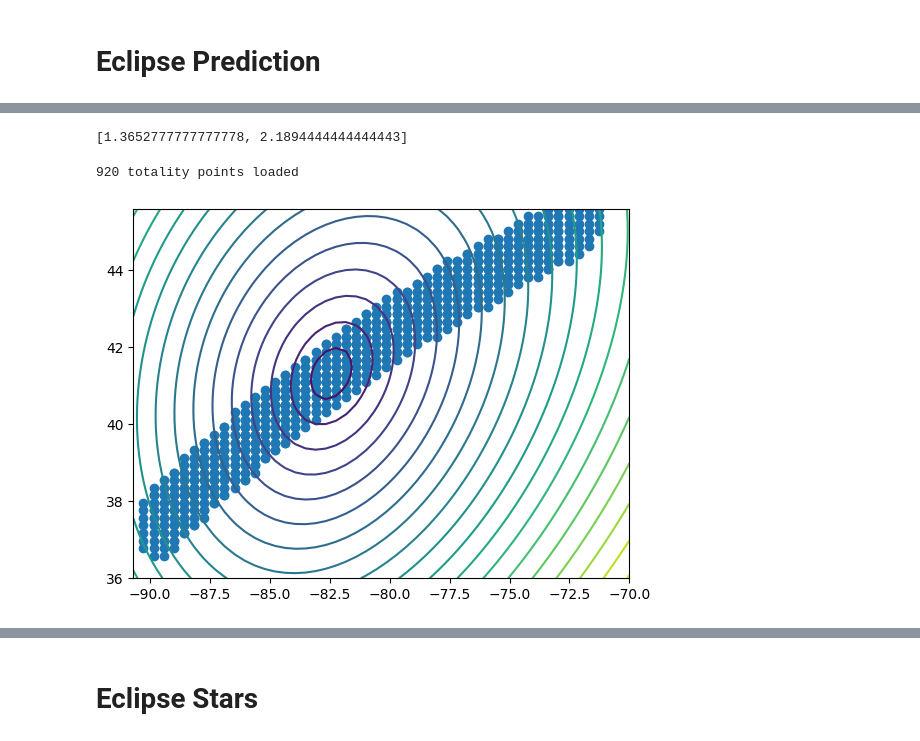
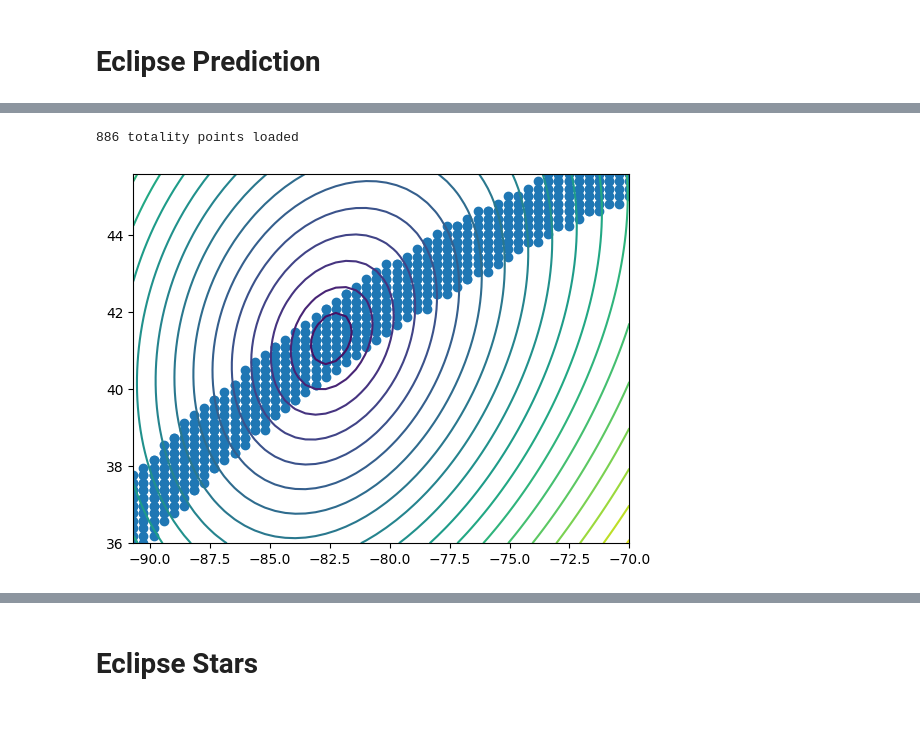
Before and after one commit to mattlangford/astropy-playground, a Jupyter notebook: astro.ipynb, the cells around one changed output, grey strips where cells are left out. Drawn from its saved outputs; the diff is of its cells as text; code cells hidden in the pictures.

```diff
--- a/astro.ipynb
+++ b/astro.ipynb
@@ -194,9 +202,7 @@ def get_travel_times(orig_lat, orig_lon, destinations, query_time):
 lat0, lon0 = 40.4406,-79.9959
 lat1, lon1 = 41.4406,-79.9959
 lat2, lon2 = 41.4406,-78.9959
-get_travel_times(lat0, lon0, [[lat1, lon1], [lat2, lon2]], datetime.now())
+# get_travel_times(lat0, lon0, [[lat1, lon1], [lat2, lon2]], datetime.now())
-# %% [output]
-[1.3652777777777778, 2.1894444444444443]
 # %%
 # Generate points within totality along the path of the eclipse
 
@@ -208,36 +214,36 @@ lat_min, lon_min = 36.0, -90.7
 lat_max, lon_max = 45.6, -70.0
 lat_center = lat_min + (lat_max - lat_min) / 2.0
 lon_center = lon_min + (lon_max - lon_min) / 2.0
 
 points = 50
 lats = np.linspace(lat_min, lat_max, points)
 lons = np.linspace(lon_min, lon_max, points)
 lat, lon = np.meshgrid(lats, lons)
 
-dt = 15 * u.min
+dt = 16 * u.min
 count = 20
 centers = []
 center_ts = []
 ts = np.linspace(center_time - dt, center_time + dt, count)
 for t in ts:
     locations = astropy.coordinates.EarthLocation(lat=lat * u.deg, lon=lon * u.deg, height=0 * u.m)
     overlap = overlap_percent(locations, t)
     indicies = overlap > 0.999
     for x, y in zip(lat[indicies], lon[indicies]):
         centers.append([x, y])
         center_ts.append(t)
 
 centers = np.array(centers)
 print(f"{len(centers)} totality points loaded")
 plt.scatter(centers[:, 1], centers[:, 0])
 
 locations = astropy.coordinates.EarthLocation(lat=lat * u.deg, lon=lon * u.deg, height=0 * u.m)
 overlap = distance_contact(locations, center_time)
 plt.contour(lon, lat, overlap, 20)
 plt.show()
 # %% [output]
-920 totality points loaded
+886 totality points loaded
-[figure, old version]
+[figure, new version]
 # %%
 # Query weather across the map
 import time
```
Also changed, not shown: parts of 5 cells of this notebook, 3 other files.
